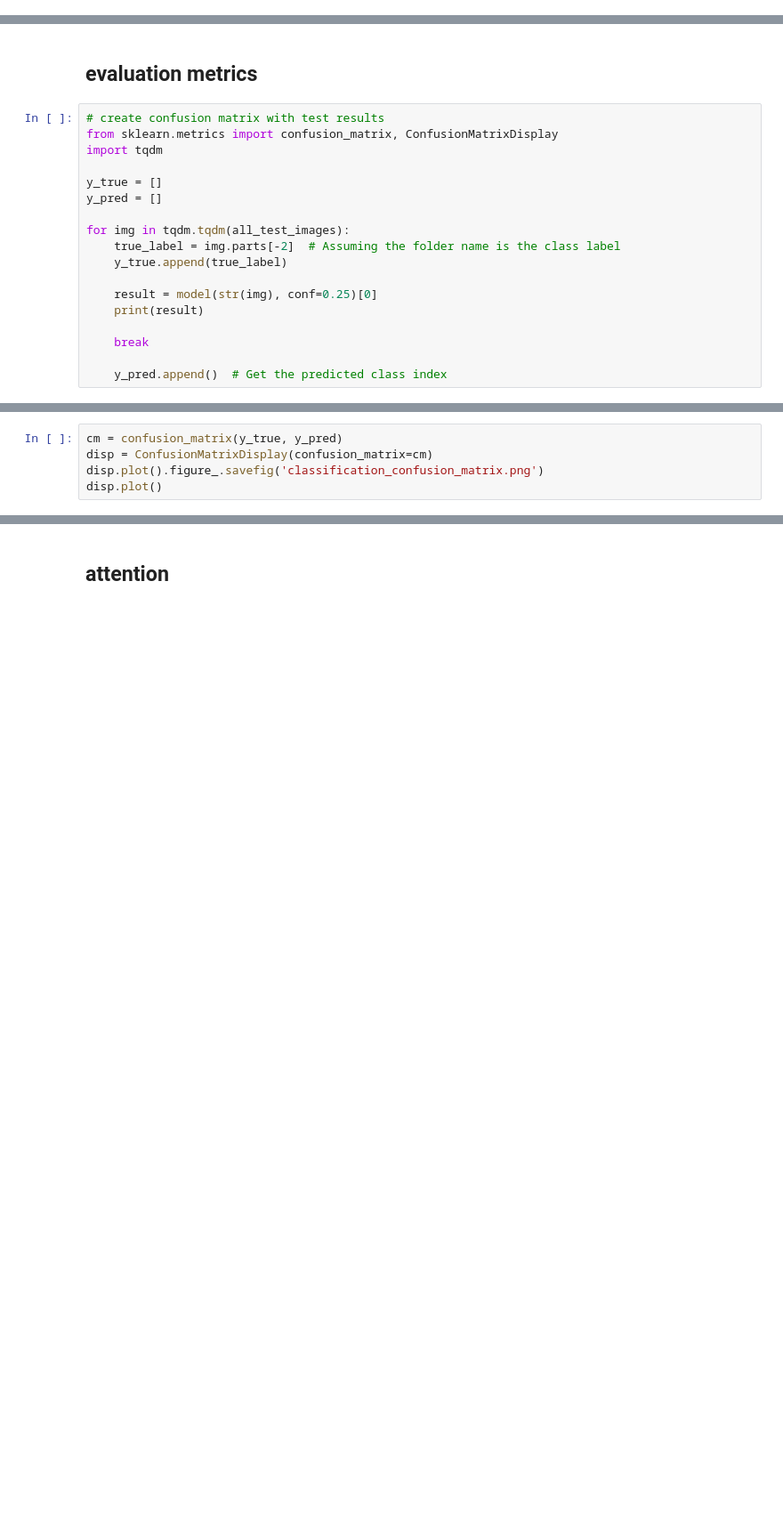
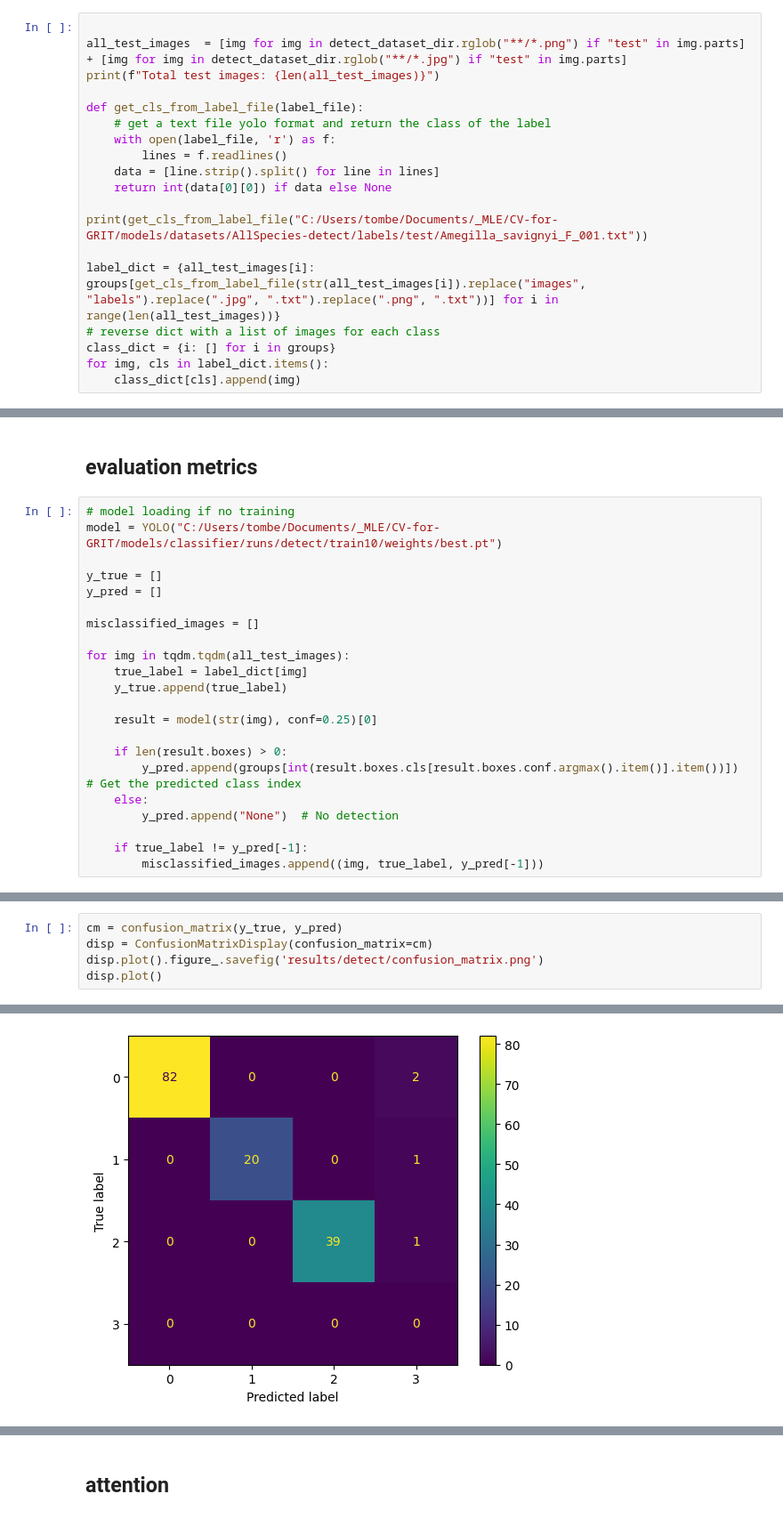
Before and after one commit to TomBellivier/CV-for-GRIT, a Jupyter notebook: models/classifier/base_classification.ipynb, the cells around one changed output, grey strips where cells are left out. Shown at 89% size. Drawn from its saved outputs; the diff is of its cells as text; blank space fills up the shorter version.

```diff
--- a/models/classifier/base_classification.ipynb
+++ b/models/classifier/base_classification.ipynb
@@ -33,0 +32,19 @@ Total test images: 145
+# %%
+
+all_test_images  = [img for img in detect_dataset_dir.rglob("**/*.png") if "test" in img.parts] + [img for img in detect_dataset_dir.rglob("**/*.jpg") if "test" in img.parts]
+print(f"Total test images: {len(all_test_images)}")
+
+def get_cls_from_label_file(label_file):
+    # get a text file yolo format and return the class of the label
+    with open(label_file, 'r') as f:
+        lines = f.readlines()
+    data = [line.strip().split() for line in lines]
+    return int(data[0][0]) if data else None
+
+print(get_cls_from_label_file("C:/Users/tombe/Documents/_MLE/CV-for-GRIT/models/datasets/AllSpecies-detect/labels/test/Amegilla_savignyi_F_001.txt"))
+
+label_dict = {all_test_images[i]: groups[get_cls_from_label_file(str(all_test_images[i]).replace("images", "labels").replace(".jpg", ".txt").replace(".png", ".txt"))] for i in range(len(all_test_images))}
+# reverse dict with a list of images for each class
+class_dict = {i: [] for i in groups}
+for img, cls in label_dict.items():
+    class_dict[cls].append(img)
@@ -63,21 +83,25 @@ Results saved to C:\Users\tombe\Documents\_MLE\CV-for-GRIT\models\classifier\run
 # %% [markdown]
 ## evaluation metrics
 # %%
-# create confusion matrix with test results
-from sklearn.metrics import confusion_matrix, ConfusionMatrixDisplay
-import tqdm
+# model loading if no training
+model = YOLO("C:/Users/tombe/Documents/_MLE/CV-for-GRIT/models/classifier/runs/detect/train10/weights/best.pt")
 
 y_true = []
 y_pred = []
 
+misclassified_images = []
+
 for img in tqdm.tqdm(all_test_images):
-    true_label = img.parts[-2]  # Assuming the folder name is the class label
+    true_label = label_dict[img]
     y_true.append(true_label)
 
     result = model(str(img), conf=0.25)[0]
-    print(result)
 
-    break
+    if len(result.boxes) > 0:
+        y_pred.append(groups[int(result.boxes.cls[result.boxes.conf.argmax().item()].item())])  # Get the predicted class index
+    else:
+        y_pred.append("None")  # No detection
 
-    y_pred.append()  # Get the predicted class index
+    if true_label != y_pred[-1]:
+        misclassified_images.append((img, true_label, y_pred[-1]))
 # %% [output]
@@ -103,7 +133,8 @@ speed: {'preprocess': 2.495400025509298, 'inference': 112.2936001047492, 'postpr
 # %%
 cm = confusion_matrix(y_true, y_pred)
 disp = ConfusionMatrixDisplay(confusion_matrix=cm)
-disp.plot().figure_.savefig('classification_confusion_matrix.png')
+disp.plot().figure_.savefig('results/detect/confusion_matrix.png')
 disp.plot()
 # %% [output]
 <sklearn.metrics._plot.confusion_matrix.ConfusionMatrixDisplay at 0x...>
+[figure, added]
```
Also changed, not shown: parts of 8 cells of this notebook, 9 other files.
